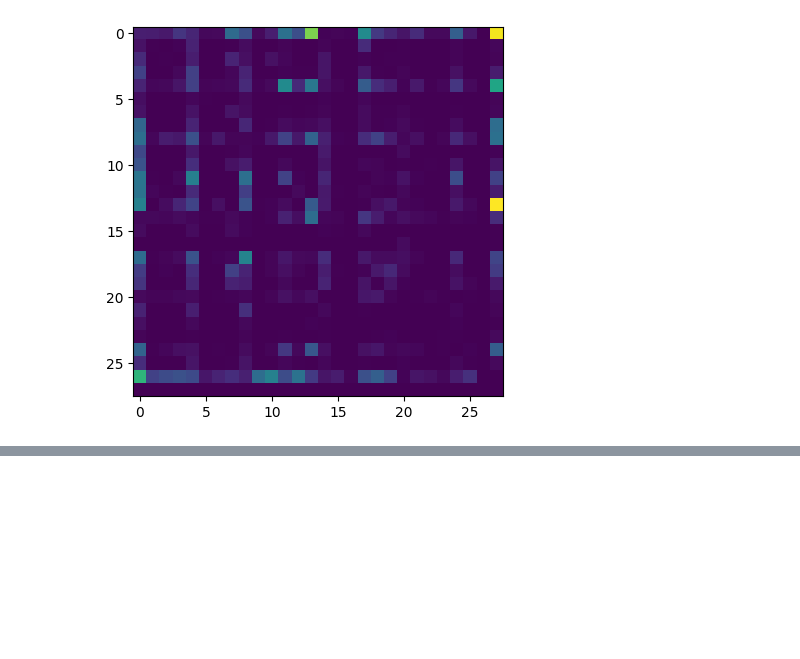
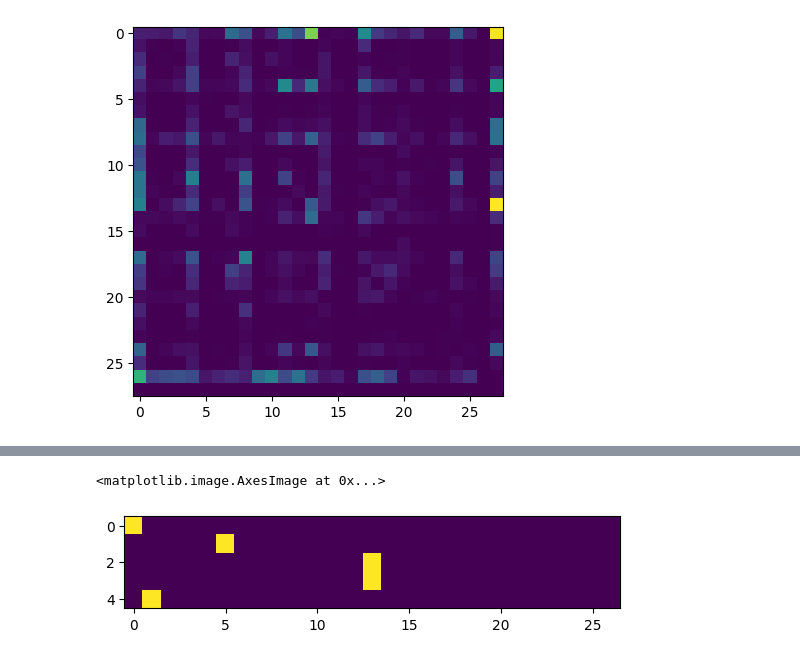
Before and after one commit to Michaelmvh/deep-learning-from-scratch, a Jupyter notebook: zero to hero/2. makemore/makemore.ipynb, the cells around one changed output, grey strips where cells are left out. Drawn from its saved outputs; the diff is of its cells as text; code cells hidden in the pictures; blank space fills up the shorter version.

```diff
--- a/zero to hero/2. makemore/makemore.ipynb
+++ b/zero to hero/2. makemore/makemore.ipynb
@@ -8,6 +8,7 @@ In essence, we are creating a character level language model
 # CONSTS
 START_CHAR = '<S>'
 END_CHAR = '<E>'
+ONE_SPECIAL_CHAR = '.'
 # %%
 words = open('names.txt', 'r').read().splitlines()
 words[:10]
@@ -99,0 +259,20 @@ plt.imshow(N)
+# %%
+# log(a*b*c) = log(a) + log(b) + log(c)
+log_likelihood = 0.0
+n = 0
+
+for w in words:
+    chs = ['.'] + list(w) + ['.']
+    for char1, char2 in zip(chs, chs[1:]):
+        ix1 = stoi[char1]
+        ix2 = stoi[char2]
+        prob = P[ix1, ix2]
+        logprob = torch.log(prob)
+        log_likelihood+=logprob
+        n+=1
+        # print(f'{char1}{char2}{prob:.4f} {logprob:.4f}')
+
+print(f'{log_likelihood=}')
+nll = -log_likelihood
+print(f'{nll=}')
+print(f'{nll/n}')
@@ -99,0 +294,17 @@ plt.imshow(N)
+# %%
+xs, ys = [], []
+
+for w in words[:1]:
+    chs = ['.'] + list(w) + ['.']
+    for char1, char2 in zip(chs, chs[1:]):
+        ix1 = stoi[char1]
+        ix2 = stoi[char2]
+        xs.append(ix1)
+        ys.append(ix2)
+
+xs = torch.tensor(xs)
+ys = torch.tensor(ys)
+
+# Note: there is a difference between torch.tensor and torch.Tensor.
+# - torch.tensor is recommended because it infers the dtype automatically
+# - torch.Tensor will always use float32
@@ -99,0 +319,5 @@ plt.imshow(N)
+# %%
+import torch.nn.functional as F
+
+xenc = F.one_hot(xs, num_classes=len_total).float()
+yenc = F.one_hot(ys, num_classes=len_total).float()
@@ -99,0 +337,5 @@ plt.imshow(N)
+# %%
+plt.imshow(xenc)
+# %% [output]
+<matplotlib.image.AxesImage at 0x...>
+[figure, added]
```
Also changed, not shown: parts of 44 cells of this notebook.
